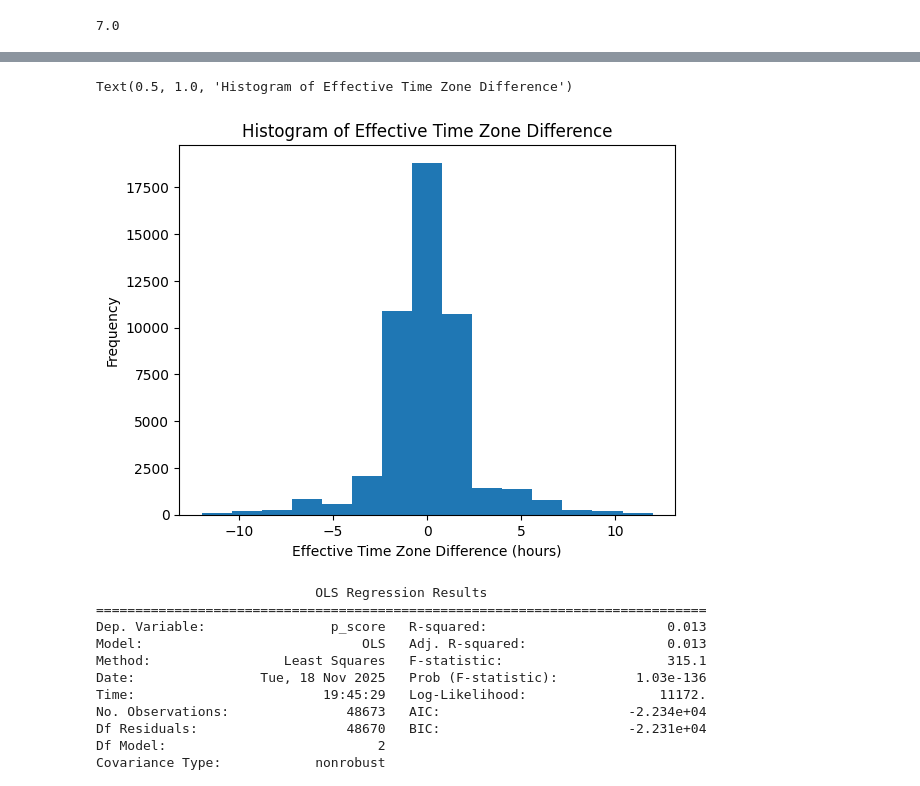
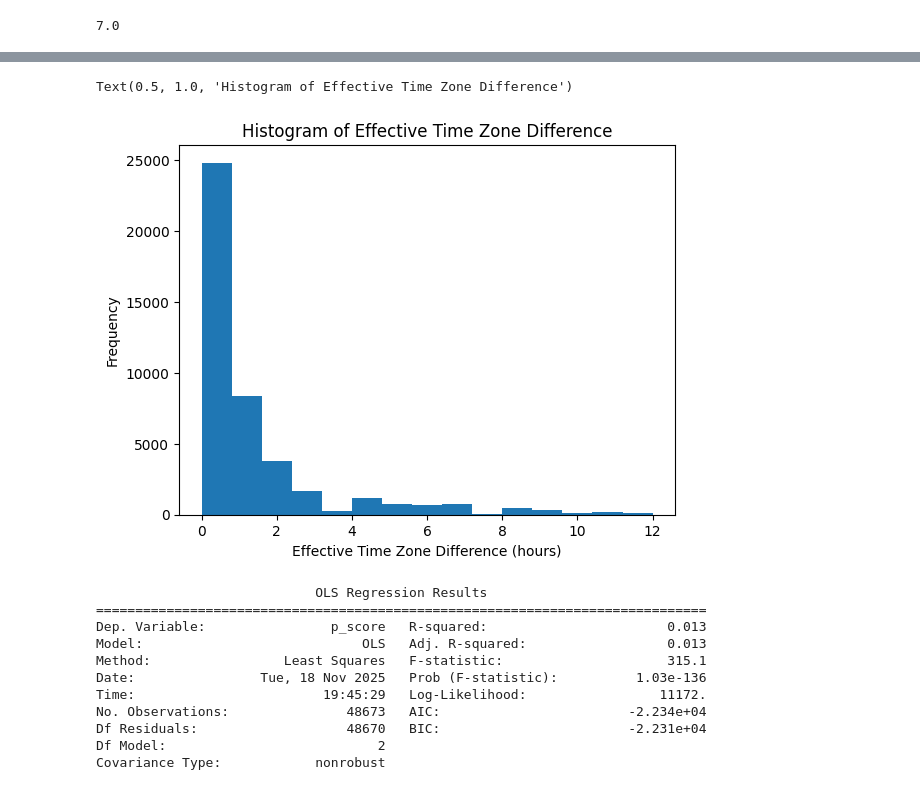
Before and after one commit to thomaskf99/m50, a Jupyter notebook: fifa_analysis.ipynb, the cells around one changed output, grey strips where cells are left out. Drawn from its saved outputs; the diff is of its cells as text; code cells hidden in the pictures.

Commit message:
some new data

```diff
--- a/fifa_analysis.ipynb
+++ b/fifa_analysis.ipynb
@@ -475,7 +481,8 @@ for index, row in tqdm.tqdm(df.iterrows(), total=len(df), desc="Processing rows"
     try:
        home_team, away_team, home_diff, away_diff = compute_time_diffs(row)
     except Exception as e:
-        print(f"Error processing row {index}: {e}")
+        continue
+        # print(f"Error processing row {index}: {e}")
         # print(e)
     # print(home_team, home_diff)
     # print(away_team, away_diff)
@@ -526,0 +591,18 @@ for index, row in df.iterrows():
+# %%
+# elo_sys = TeamElo()
+teams_list = np.union1d(df['home_team'].unique(), df['away_team'].unique())
+elo_sys = TeamElo(teams_list)
+for index, row in tqdm.tqdm(df.iterrows(), total=len(df), desc="ELO Data"):
+    try:
+        team_1 = row['team_1']
+        team_2 = row['team_2']
+        team_1_score = row['team_1_score']
+        team_2_score = row['team_2_score']
+        # print(team_1, team_2, team_1_score, team_2_score)
+        df.loc[index, "team_1_elo"] = elo_sys.get(team_1)
+        df.loc[index, "team_2_elo"] = elo_sys.get(team_2)
+
+        elo_sys.update(team_1, team_2, team_1_score, team_2_score)
+    except Exception as e:
+        # print(f"Error processing ELO for row {index}: {e}")
+        continue
@@ -537,13 +1068,13 @@ Text(0.5, 1.0, 'Distrubtion of E[Y_hat]')
 # %%
 #plot a histogram of p_score
 import matplotlib.pyplot as plt
-plt.hist(df['total_time_diff'], bins=15)
+plt.hist(df['team_1_time_diff'], bins=15)
 plt.xlabel('Effective Time Zone Difference (hours)')
 plt.ylabel('Frequency')
 plt.title('Histogram of Effective Time Zone Difference')
 # %% [output]
 Text(0.5, 1.0, 'Histogram of Effective Time Zone Difference')
-[figure, old version]
+[figure, new version]
 # %%
 # linear regression on p_score and total_time_diff
 import statsmodels.api as sm
```
Also changed, not shown: parts of 33 cells of this notebook.
